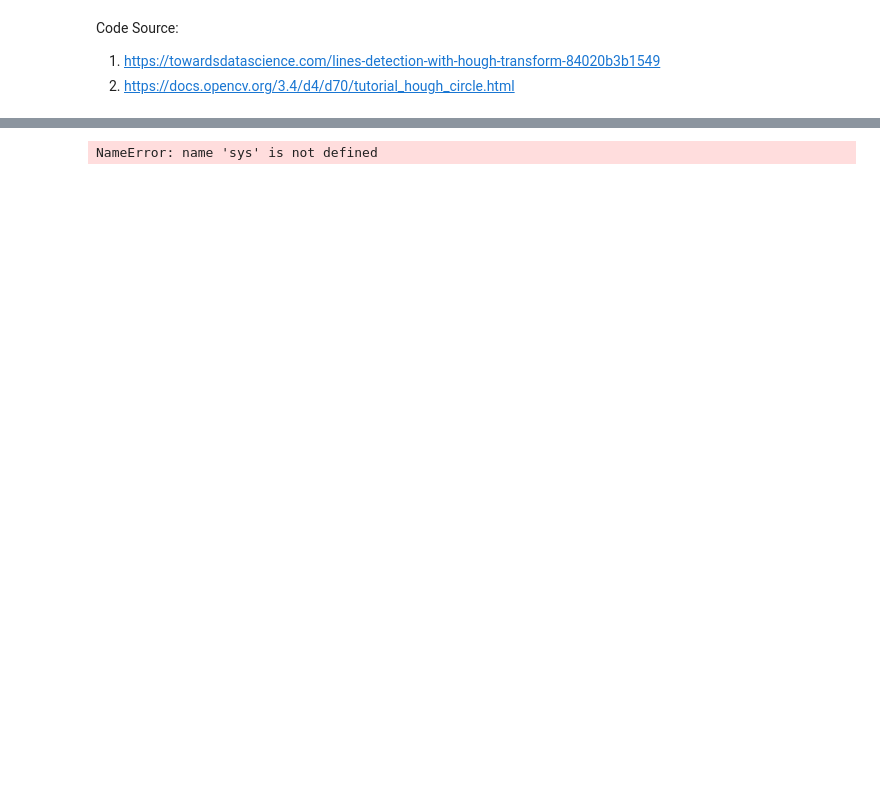
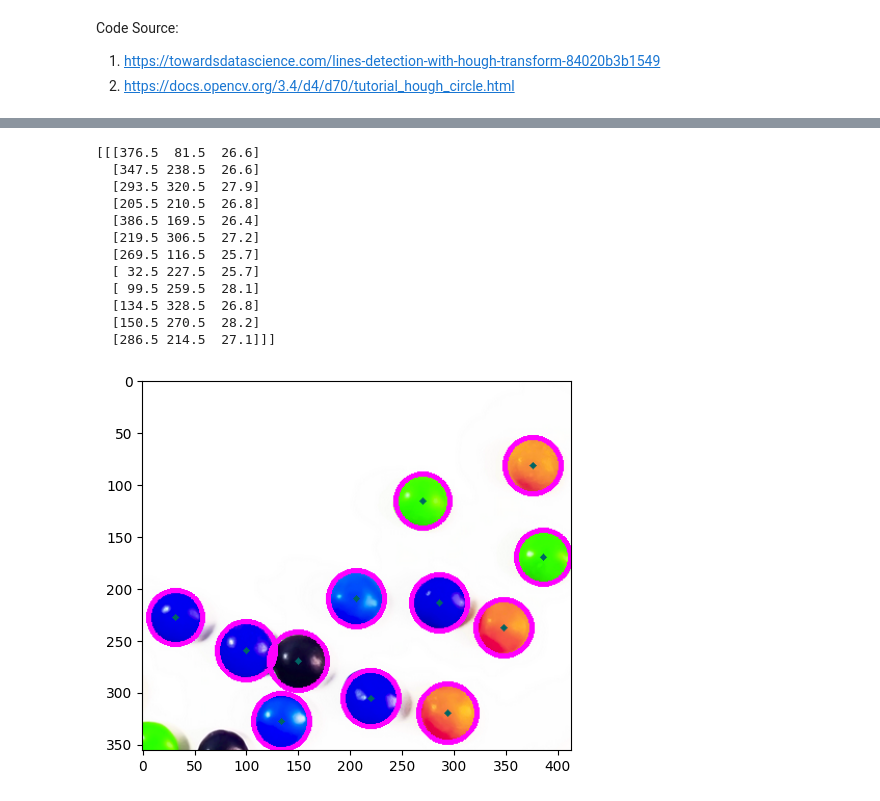
Before and after one commit to Sumo01/ImageDetection-Methodologies, a Jupyter notebook: HoughTransform.ipynb, the cells around one changed output, grey strips where cells are left out. Cells and saved outputs as stored; diff of their text form; code cells hidden in the pictures; blank space fills up the shorter version.

Commit message:
Hough+CNN

```diff
--- a/HoughTransform.ipynb
+++ b/HoughTransform.ipynb
@@ -15,6 +40,5 @@ ImportError: libGL.so.1: cannot open shared object file: No such file or directo
 # %%
 def main(argv,filename):
-
     # Loads an image
     src = cv.imread(filename, cv.IMREAD_COLOR)
     # Check if image is loaded fine
@@ -23,17 +47,14 @@ def main(argv,filename):
         print ('Usage: hough_circle.py [image_name -- default ] \n')
         return -1
 
-
     gray = cv.cvtColor(src, cv.COLOR_BGR2GRAY)
 
-    cv.imshow("gray1",gray)
+    plt.imshow(gray,cmap="gray")
     gray = cv.medianBlur(gray, 5)
-    cv.imshow("gray",gray)
+    plt.imshow(gray,cmap="gray")
 
     rows = gray.shape[0]
-    circles = cv.HoughCircles(gray, cv.HOUGH_GRADIENT, 1, rows / 8,
-                               param1=100, param2=30,
-                               minRadius=1, maxRadius=30)
+    circles = cv.HoughCircles(gray, cv.HOUGH_GRADIENT, 1, rows / 8,param1=100, param2=30,minRadius=1, maxRadius=30)
 
     print(circles)
     if circles is not None:
@@ -47,13 +68,23 @@ def main(argv,filename):
             cv.circle(src, center, radius, (255, 0, 255), 3)
 
 
-    cv.imshow("detected circles", src)
-    cv.waitKey(0)
-
+    plt.imshow(src)
+    plt.show()
     return 0
-# %% [output]
-NameError: name 'sys' is not defined
 # %%
-
 if __name__ == "__main__":
-    main(sys.argv[1:],"./images/binary_thresh.png")
+    main(sys.argv[1:],"./Images/hough.png")
+# %% [output]
+[[[376.5  81.5  26.6]
+  [347.5 238.5  26.6]
+  [293.5 320.5  27.9]
+  [205.5 210.5  26.8]
+  [386.5 169.5  26.4]
+  [219.5 306.5  27.2]
+  [269.5 116.5  25.7]
+  [ 32.5 227.5  25.7]
+  [ 99.5 259.5  28.1]
+  [134.5 328.5  26.8]
+  [150.5 270.5  28.2]
+  [286.5 214.5  27.1]]]
+[figure, added]
```
Also changed, not shown: parts of 9 cells of this notebook, 6 other files.
